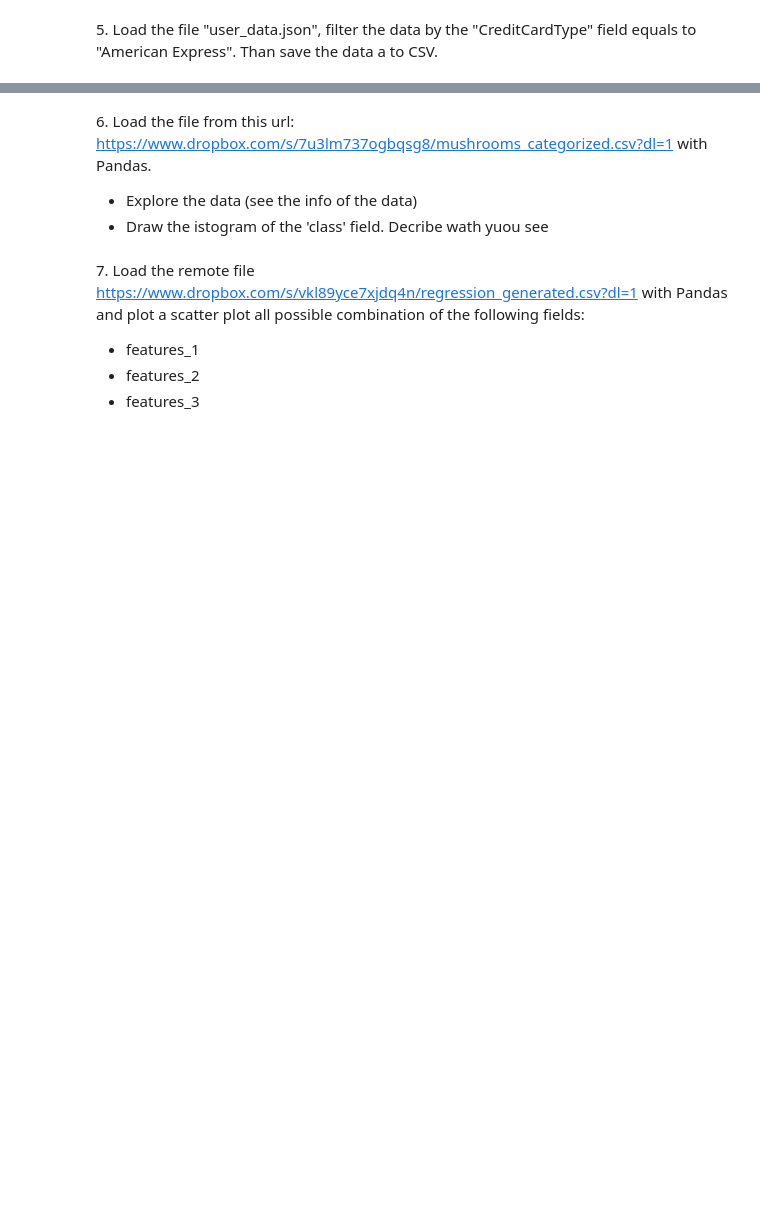
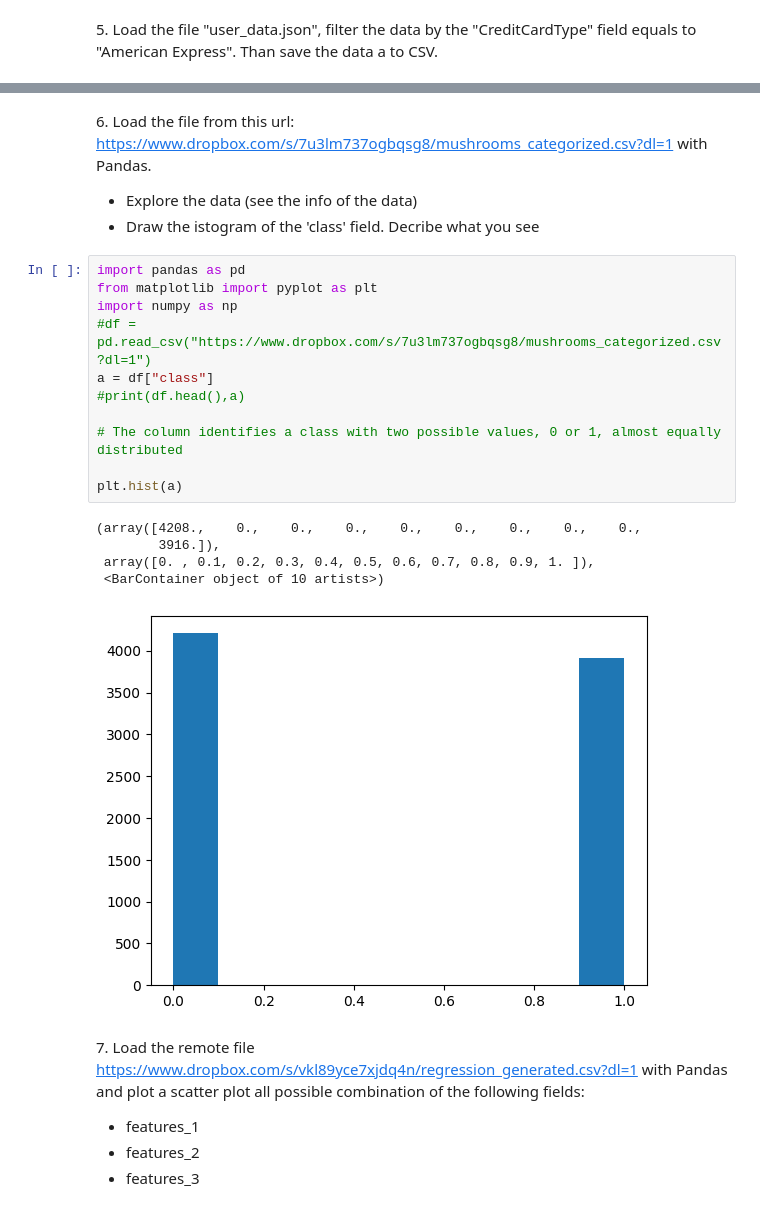
Before and after one commit to luca-dituri/LaboratoryOfComputationalPhysics_Y8, a Jupyter notebook: 05ex_OSEMN.ipynb, the cells around one changed output, grey strips where cells are left out. Saved outputs shown, nothing was run; the diff lists cells and outputs as text; blank space fills up the shorter version.

```diff
--- a/05ex_OSEMN.ipynb
+++ b/05ex_OSEMN.ipynb
@@ -93,7 +121,24 @@ Each character is composed by 6 bit (even the space) and the last 4 bit are just
 # %% [markdown]
 6\. Load the file from this url: [https://www.dropbox.com/s/7u3lm737ogbqsg8/mushrooms_categorized.csv?dl=1](https://www.dropbox.com/s/7u3lm737ogbqsg8/mushrooms_categorized.csv?dl=1) with Pandas.
 + Explore the data (see the info of the data)
-+ Draw the istogram of the 'class' field. Decribe wath yuou see
++ Draw the istogram of the 'class' field. Decribe what you see
+# %%
+import pandas as pd
+from matplotlib import pyplot as plt
+import numpy as np
+#df = pd.read_csv("https://www.dropbox.com/s/7u3lm737ogbqsg8/mushrooms_categorized.csv?dl=1")
+a = df["class"]
+#print(df.head(),a)
+
+# The column identifies a class with two possible values, 0 or 1, almost equally distributed
+
+plt.hist(a)
+# %% [output]
+(array([4208.,    0.,    0.,    0.,    0.,    0.,    0.,    0.,    0.,
+        3916.]),
+ array([0. , 0.1, 0.2, 0.3, 0.4, 0.5, 0.6, 0.7, 0.8, 0.9, 1. ]),
+ <BarContainer object of 10 artists>)
+[figure, added]
 # %% [markdown]
 7\. Load the remote file [https://www.dropbox.com/s/vkl89yce7xjdq4n/regression_generated.csv?dl=1](https://www.dropbox.com/s/vkl89yce7xjdq4n/regression_generated.csv?dl=1) with Pandas and plot a scatter plot all possible combination of the following fields:
 
```
Also changed, not shown: parts of 9 cells of this notebook, 4 other files.
